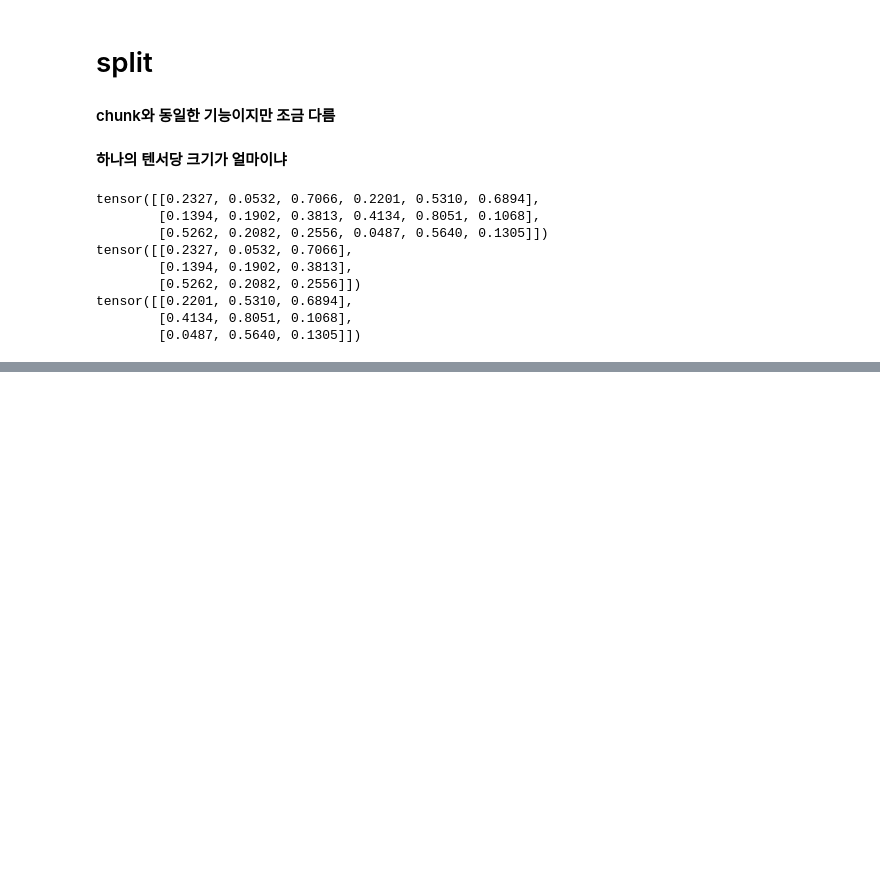
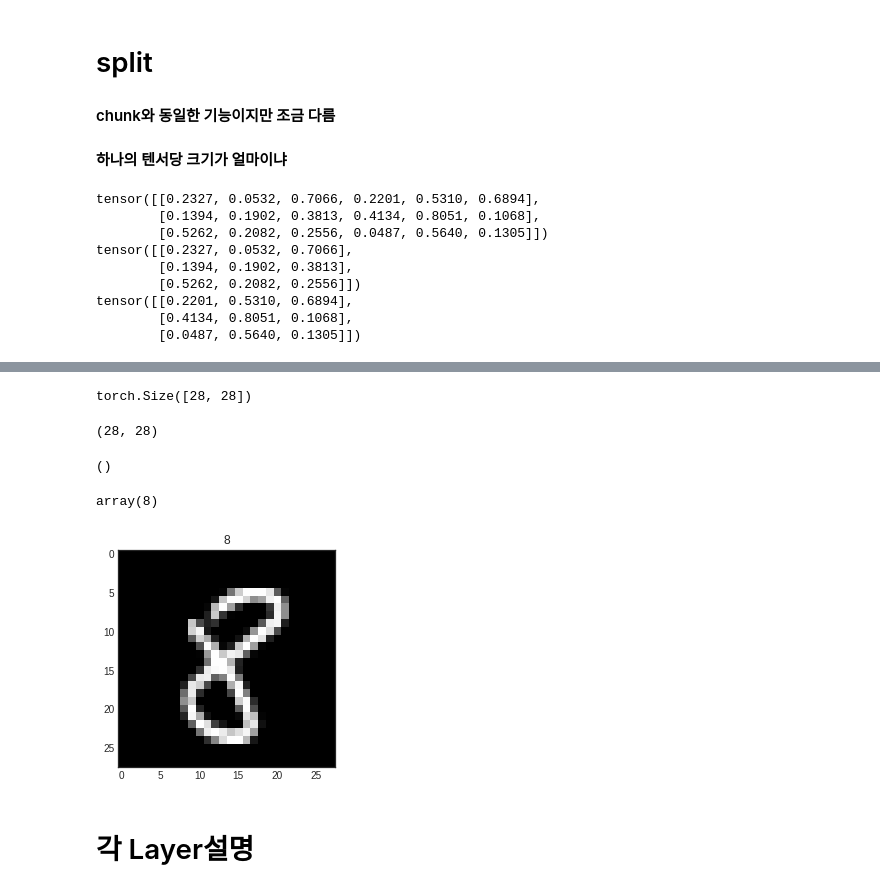
Before and after one commit to zhaocaiQ/machine_learning_study, a Jupyter notebook: pytorch_기초.ipynb, the cells around one changed output, grey strips where cells are left out. Drawn from its saved outputs; the diff is of its cells as text; code cells hidden in the pictures; blank space fills up the shorter version.

```diff
--- a/pytorch_기초.ipynb
+++ b/pytorch_기초.ipynb
@@ -339,0 +732,32 @@ tensor([[0.2201, 0.5310, 0.6894],
+# %%
+import matplotlib.pyplot as plt
+plt.style.use('seaborn-white')
+# %%
+#차원축소
+torch_image = torch.squeeze(images[0])
+torch_image.shape
+# %% [output]
+torch.Size([28, 28])
+# %%
+#tensor -> numpy로 변경
+image = torch_image.numpy()
+image.shape
+# %% [output]
+(28, 28)
+# %%
+label = labels[0].numpy()
+label.shape
+# %% [output]
+()
+# %%
+label
+# %% [output]
+array(8)
+# %%
+plt.title(label)
+plt.imshow(image, 'gray')
+plt.show(_)
+# %% [output]
+[figure, added]
+# %% [markdown]
+# 각 Layer설명
```
Also changed, not shown: parts of 95 cells of this notebook.
